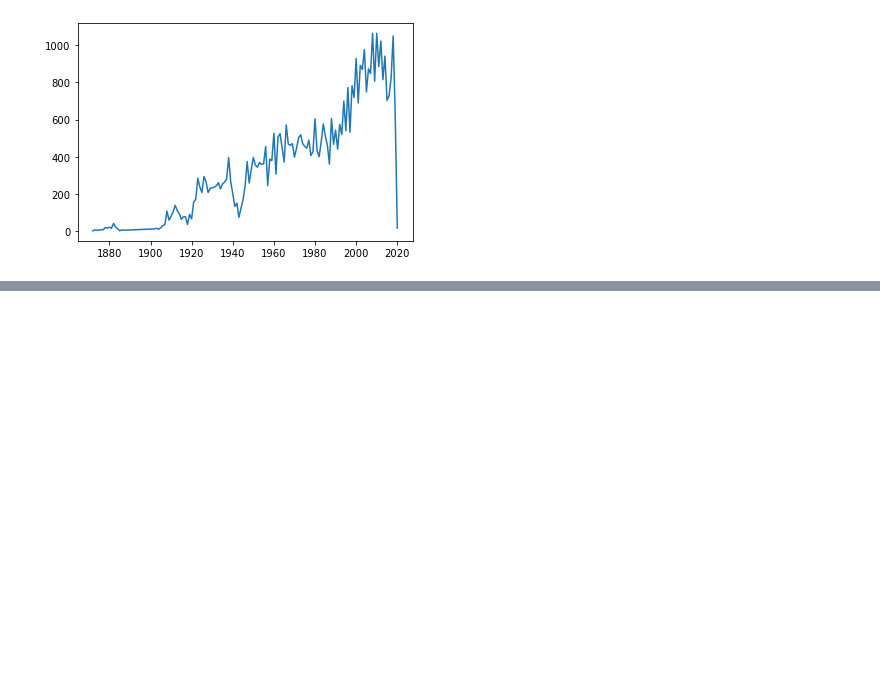
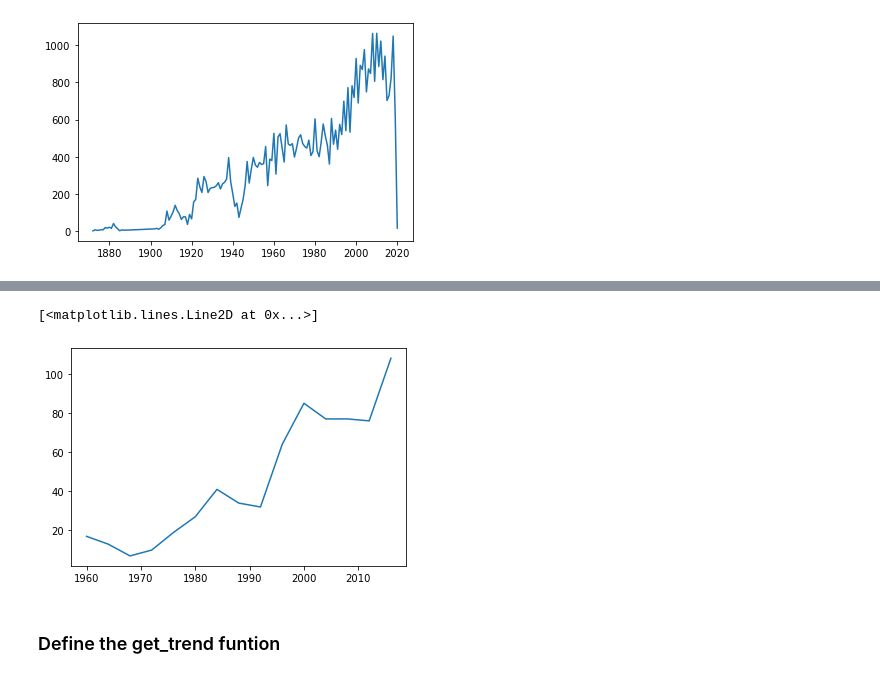
Before and after one commit to rahulsinha1/Data-Mining-on-International-Football-Results, a Jupyter notebook: zhiwei/Analyze_tournament_trend_predict.ipynb, the cells around one changed output, grey strips where cells are left out. Saved outputs shown, nothing was run; the diff lists cells and outputs as text; code cells hidden in the pictures; blank space fills up the shorter version.

```diff
--- a/zhiwei/Analyze_tournament_trend_predict.ipynb
+++ b/zhiwei/Analyze_tournament_trend_predict.ipynb
@@ -38,6 +74,7 @@ data[['tournament']].describe()
 data['total_scores'] = data['home_score'] + data['away_score']
 # covert str to date time format
 data['date'] = pd.to_datetime(data['date'])
+data['year'] = data.date.dt.year
 # %%
 data.head()
 # %% [output]
@@ -95,3 +104,11 @@ plt.plot(y)
 # %% [output]
 [<matplotlib.lines.Line2D at 0x...>]
 [figure]
+# %%
+tournaments = data.tournament.unique()
+tour_data_map = {}
+
+for tournament in tournaments:
+    tour_data = data.loc[data['tournament'] == tournament].copy()
+    y = tour_data.groupby(['year'])['total_scores'].sum()
+    tour_data_map[tournament] = y
@@ -97,0 +135,8 @@ plt.plot(y)
+# %%
+# Euro cup
+plt.plot(tour_data_map['UEFA Euro'])
+# %% [output]
+[<matplotlib.lines.Line2D at 0x...>]
+[figure, added]
+# %% [markdown]
+### Define the get_trend funtion
```
Also changed, not shown: parts of 29 cells of this notebook.
